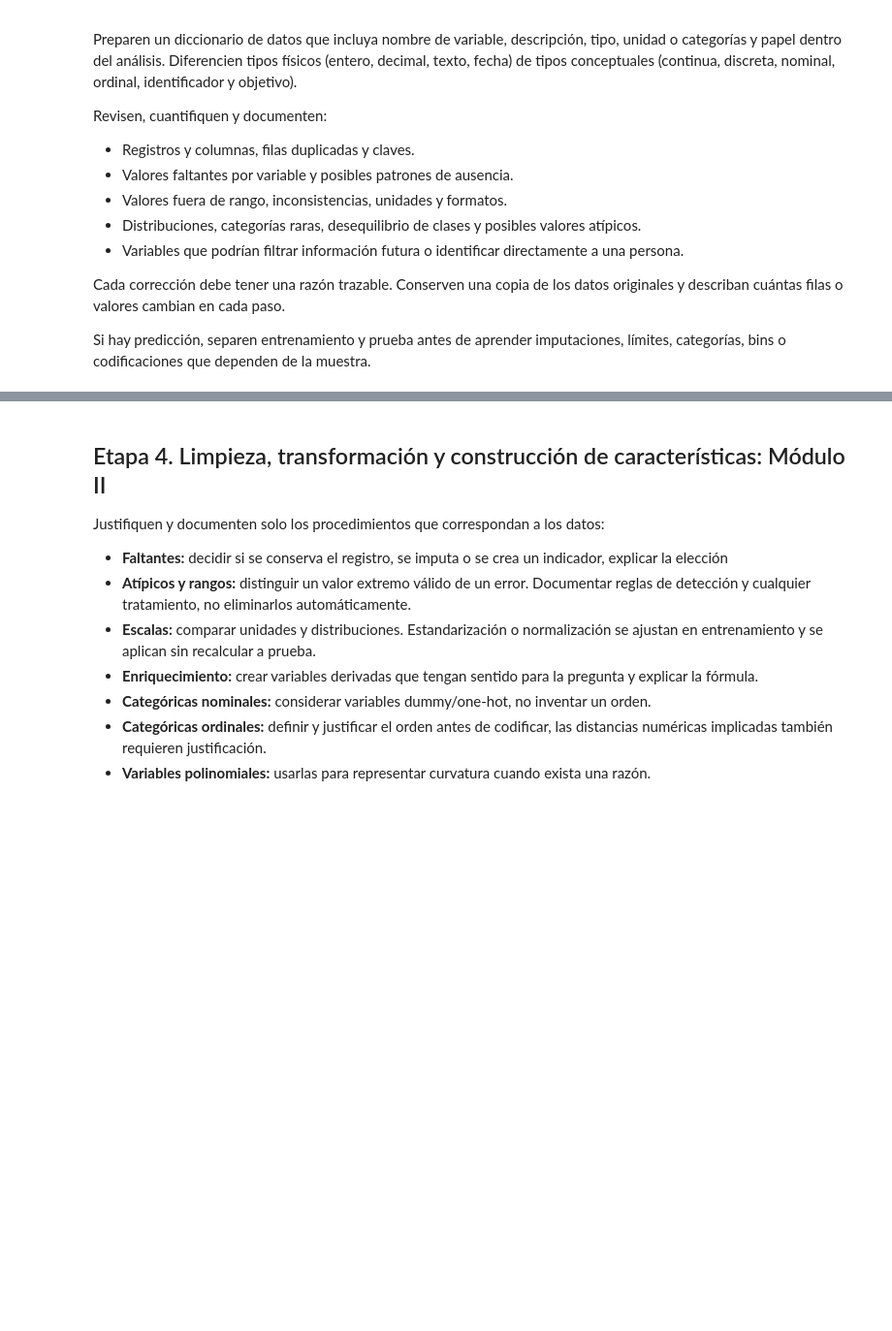
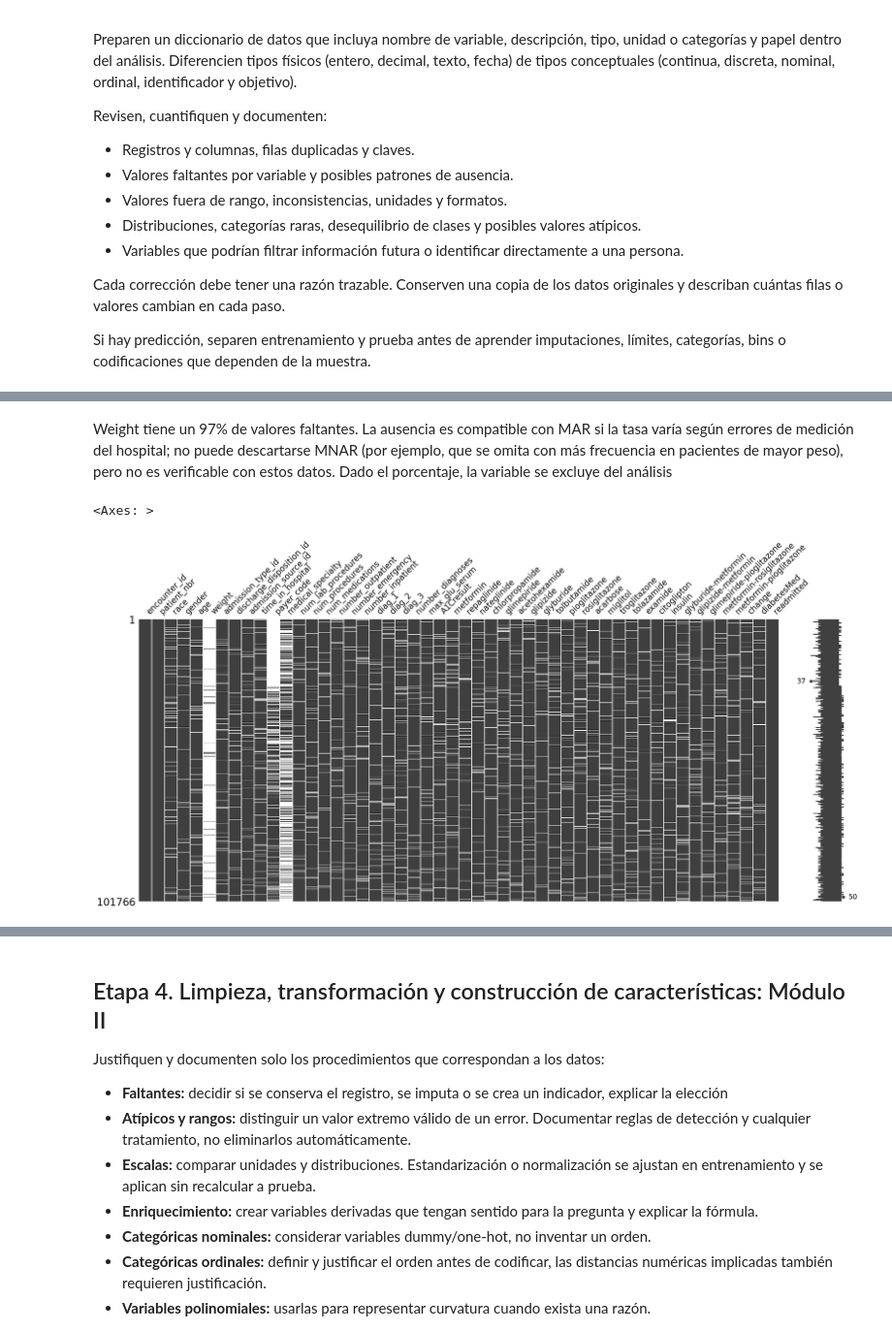
Before and after one commit to rossdcc/Proyecto_diabetes, a Jupyter notebook: Guia_Proyecto_Final_Equipo4 (2).ipynb, the cells around one changed output, grey strips where cells are left out. Shown at 97% size. Drawn from its saved outputs; the diff is of its cells as text; code cells hidden in the pictures; blank space fills up the shorter version.

```diff
--- a/Guia_Proyecto_Final_Equipo4 (2).ipynb
+++ b/Guia_Proyecto_Final_Equipo4 (2).ipynb
@@ -211,0 +281,6 @@ Si hay predicción, separen entrenamiento y prueba antes de aprender imputacione
+# %%
+enteras = ["admission_type_id", "discharge_disposition_id", "admission_source_id",
+           "time_in_hospital", "num_lab_procedures", "num_procedures",
+           "num_medications", "number_outpatient", "number_emergency",
+           "number_inpatient", "number_diagnoses"]
+df[enteras] = df[enteras].astype("Int64")
@@ -211,0 +491,8 @@ Si hay predicción, separen entrenamiento y prueba antes de aprender imputacione
+# %% [markdown]
+Weight tiene un 97% de valores faltantes. La ausencia es compatible con MAR si la tasa varía según errores de medición del hospital; no puede descartarse MNAR (por ejemplo, que se omita con más frecuencia en pacientes de mayor peso), pero no es verificable con estos datos. Dado el porcentaje, la variable se excluye del análisis
+# %%
+import missingno as msno
+msno.matrix(df)
+# %% [output]
+<Axes: >
+[figure, added]
```
Also changed, not shown: parts of 29 cells of this notebook, 2 other files.
